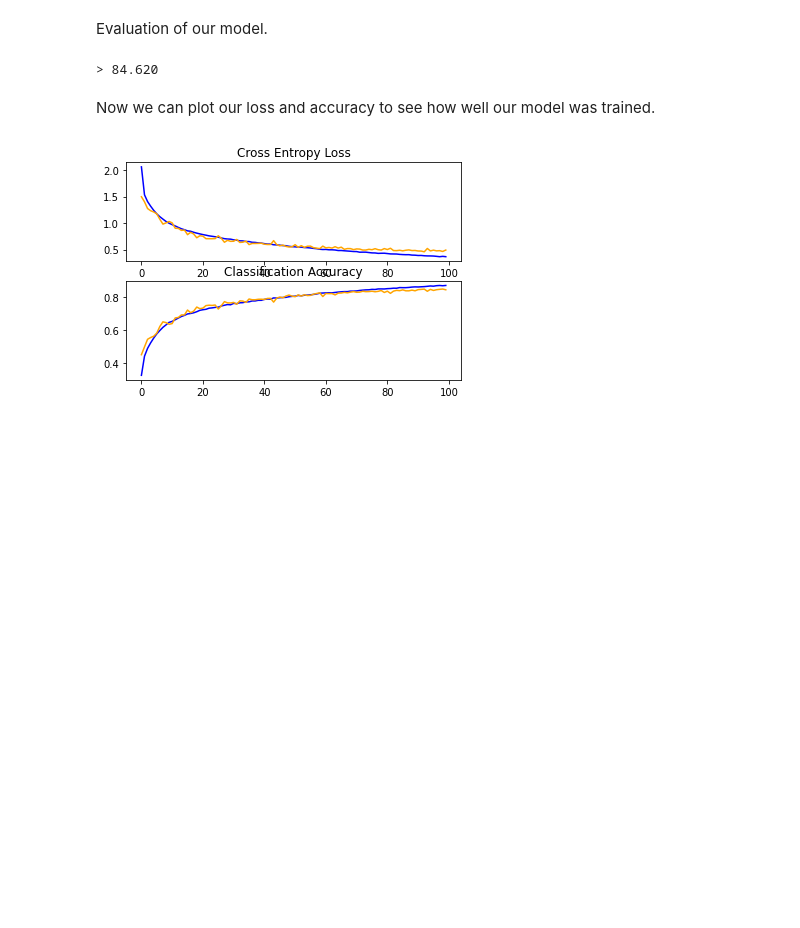
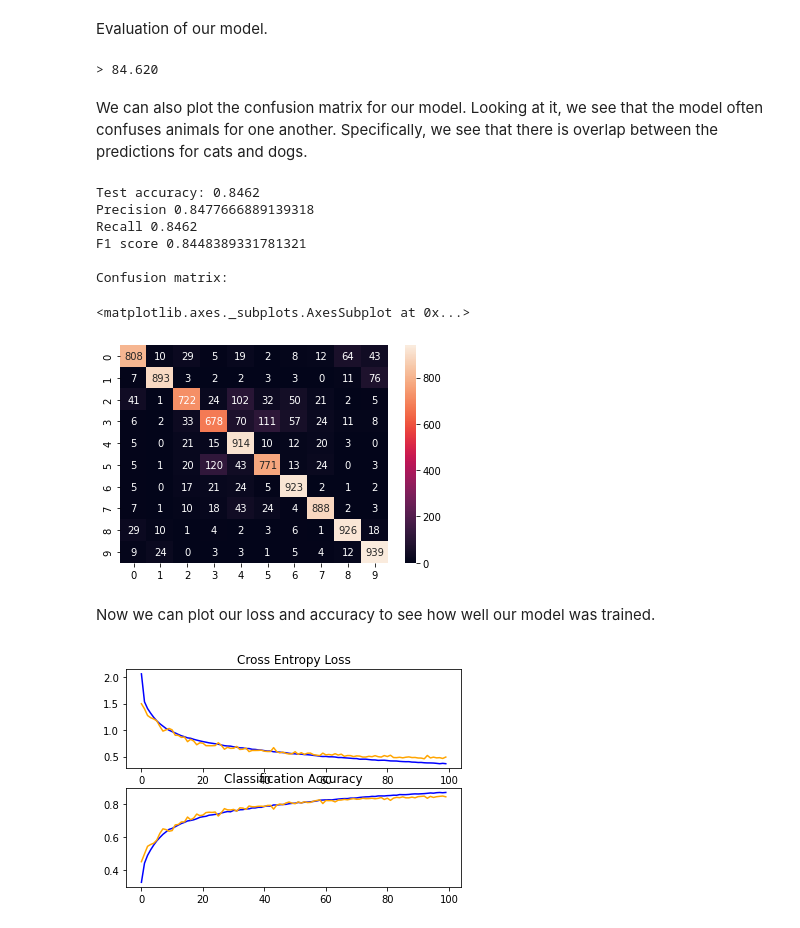
Before and after one commit to akshatphumbhra/ImageClassification, a Jupyter notebook: ImageClassification.ipynb, the cells around one changed output. Cells and saved outputs as stored; diff of their text form; code cells hidden in the pictures; blank space fills up the shorter version.

Commit message:
Adding confusion matrix

```diff
--- a/ImageClassification.ipynb
+++ b/ImageClassification.ipynb
@@ -103,6 +106,29 @@ _, acc = model.evaluate(testX, testY, verbose=0)
 print('> %.3f' % (acc * 100.0))
 # %% [output]
 > 84.620
+# %% [markdown]
+We can also plot the confusion matrix for our model. Looking at it, we see that the model often confuses animals for one another. Specifically, we see that there is overlap between the predictions for cats and dogs.
+# %%
+y_pred = model.predict(testX)
+y_pred = np.argmax(y_pred,1)
+y_true = np.argmax(testY,1)
+
+print("Test accuracy: %g" %(accuracy_score(y_true, y_pred)))
+print("Precision", precision_score(y_true, y_pred, average="macro"))
+print("Recall", recall_score(y_true, y_pred, average="macro"))
+print("F1 score", f1_score(y_true, y_pred, average="macro"))
+print("\nConfusion matrix: ")
+
+sns.heatmap(conf, annot=True, fmt='d')
+# %% [output]
+Test accuracy: 0.8462
+Precision 0.8477666889139318
+Recall 0.8462
+F1 score 0.8448389331781321
+
+Confusion matrix:
+<matplotlib.axes._subplots.AxesSubplot at 0x...>
+[figure, added]
 # %% [markdown]
 Now we can plot our loss and accuracy to see how well our model was trained.
 # %%
```
Also changed, not shown: parts of 1 cell of this notebook.
